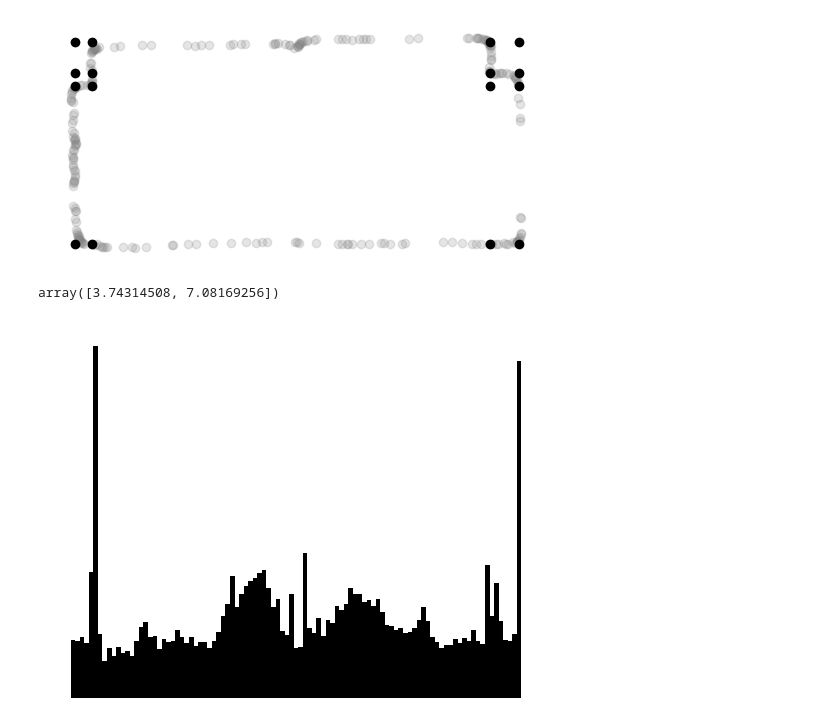
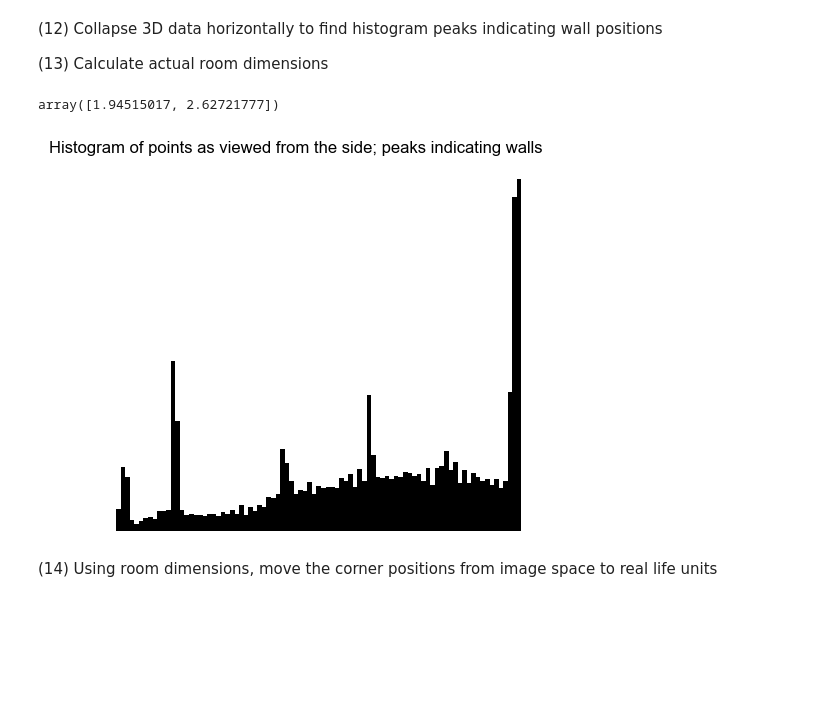
Before and after one commit to imengus/point-cloud, a Jupyter notebook: main.ipynb, the cells around one changed output. Cells and saved outputs as stored; diff of their text form; code cells hidden in the pictures; blank space fills up the shorter version.

```diff
--- a/main.ipynb
+++ b/main.ipynb
@@ -218,0 +251,17 @@ plt.show()
+# %%
+fig, ax = plt.subplots(2, 2)
+fig.set_figwidth(3)
+# base = fig.add_axes(111)
+for i in range(4):
+    plt.gcf().get_axes()[i].axis('off')
+for i in range(2):
+    mult = np.tile(np.abs(d[i]['new_b'] - 1), (len(d[i]['rotated']), 1))
+    s = d[i]['rotated'] * mult
+    ax[0 + i, 0 + i].scatter(s[:,0], s[:,1], alpha=0.05, color=cols[i])
+    ax[0, 1].scatter(d[i]['rotated'][:,0], d[i]['rotated'][:,1], alpha=0.2, color=cols[i])
+# ax[0].axis('off')
+# ax[1].axis('off')
+fig.suptitle("Clusters to be separated in each axis")
+plt.axis('equal')
+plt.savefig('plots/one_dim', bbox_inches='tight')
+plt.show()
@@ -219,8 +345,14 @@ plt.show()
 # %%
 
-fig = plt.figure().set_figheight(5)
+# fig = plt.figure().set_figheight(3)
 for i in range(2):
-    plt.scatter(d[i]['rotated'][:,0], d[i]['rotated'][:,1], alpha=0.2)
+    plt.scatter(d[i]['rotated'][:,0], d[i]['rotated'][:,1], alpha=0.2, c='0.5')
+    for j in range(d[i]['n']):
+        f = d[i][f's{j}']
+plt.scatter(corners[:,0], corners[:,1], c='k')
+plt.axis('equal')
 plt.axis('off')
+plt.title("Potential corners as linear solutions")
+plt.savefig('plots/with_corners', bbox_inches='tight')
 plt.show()
 # %% [output]
@@ -228,8 +359,0 @@ plt.show()
-# %%
-for i in range(2):
-    mult = np.tile(np.abs(d[i]['new_b'] - 1), (len(d[i]['rotated']), 1))
-    s = d[i]['rotated'] * mult
-    plt.scatter(s[:,0], s[:,1], alpha=0.05)
-plt.axis('off')
-plt.savefig('plots/one_dim', bbox_inches='tight')
-plt.show()
@@ -297,21 +360,12 @@ norm_corn = (corners - np.min(corners))
-# %%
-
-fig = plt.figure().set_figheight(3)
-for i in range(2):
-    plt.scatter(d[i]['rotated'][:,0], d[i]['rotated'][:,1], alpha=0.2, c='0.5')
-    for j in range(d[i]['n']):
-        f = d[i][f's{j}']
-plt.scatter(corners[:,0], corners[:,1], c='k')
-plt.axis('off')
-plt.savefig('plots/with_corners', bbox_inches='tight')
-plt.show()
-# %% [output]
-[figure, removed]
+# %% [markdown]
+(12) Collapse 3D data horizontally to find histogram peaks indicating wall positions
+
+(13) Calculate actual room dimensions
 # %%
 n_bins = 100
 dims = np.zeros(2)
 
-x, y = new_mat[:, 0], new_mat[:, 1]
+x, y = new_mat[:, 1], new_mat[:, 0]
 
 for i, j in enumerate([y, x]):
 
@@ -333,13 +387,15 @@ for i, j in enumerate([y, x]):
     dims[i] = ub - lb
 dims
 # %% [output]
-array([3.74314508, 7.08169256])
+array([1.94515017, 2.62721777])
 # %%
 plt.bar(np.arange(len(counts)), counts, color='k', width=1)
 plt.axis('off')
-plt.savefig('plots/along_x_hist', bbox_inches='tight')
+plt.title("Histogram of points as viewed from the side; peaks indicating walls")
 plt.show()
 # %% [output]
-[figure, old version]
+[figure, new version]
+# %% [markdown]
+(14) Using room dimensions, move the corner positions from image space to real life units
 # %%
 factor = np.mean(np.ptp(norm_corn, axis=0) / dims)
```
Also changed, not shown: parts of 28 cells of this notebook.
